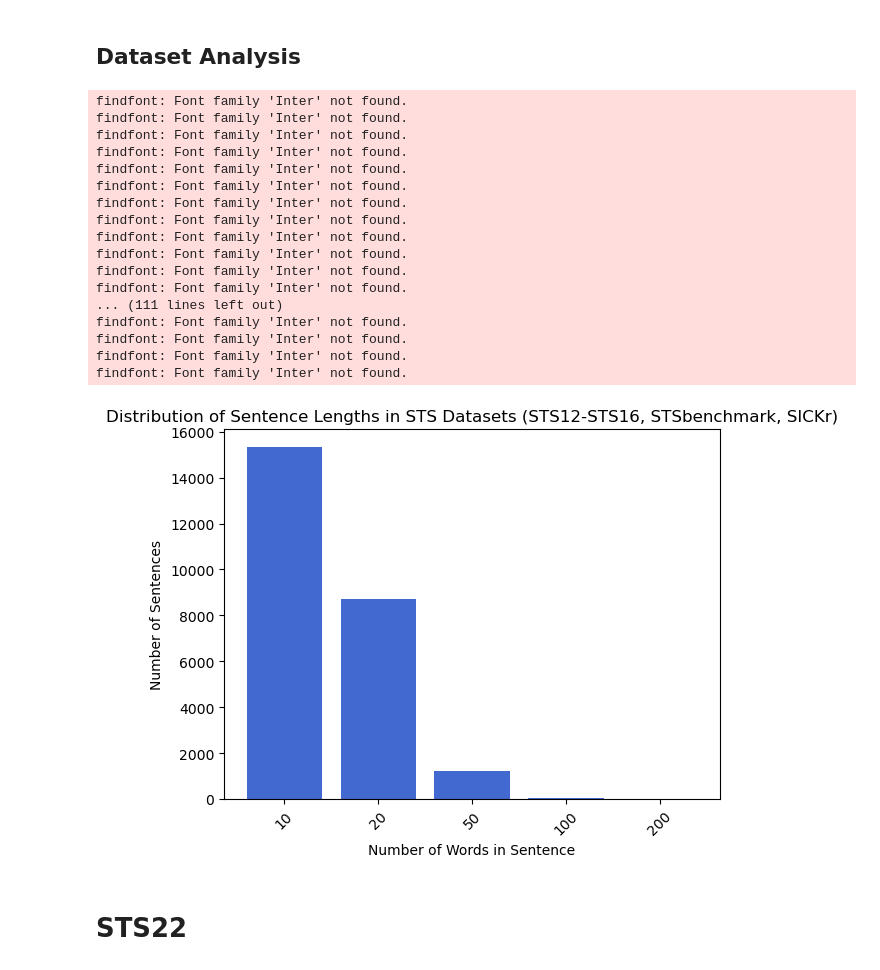
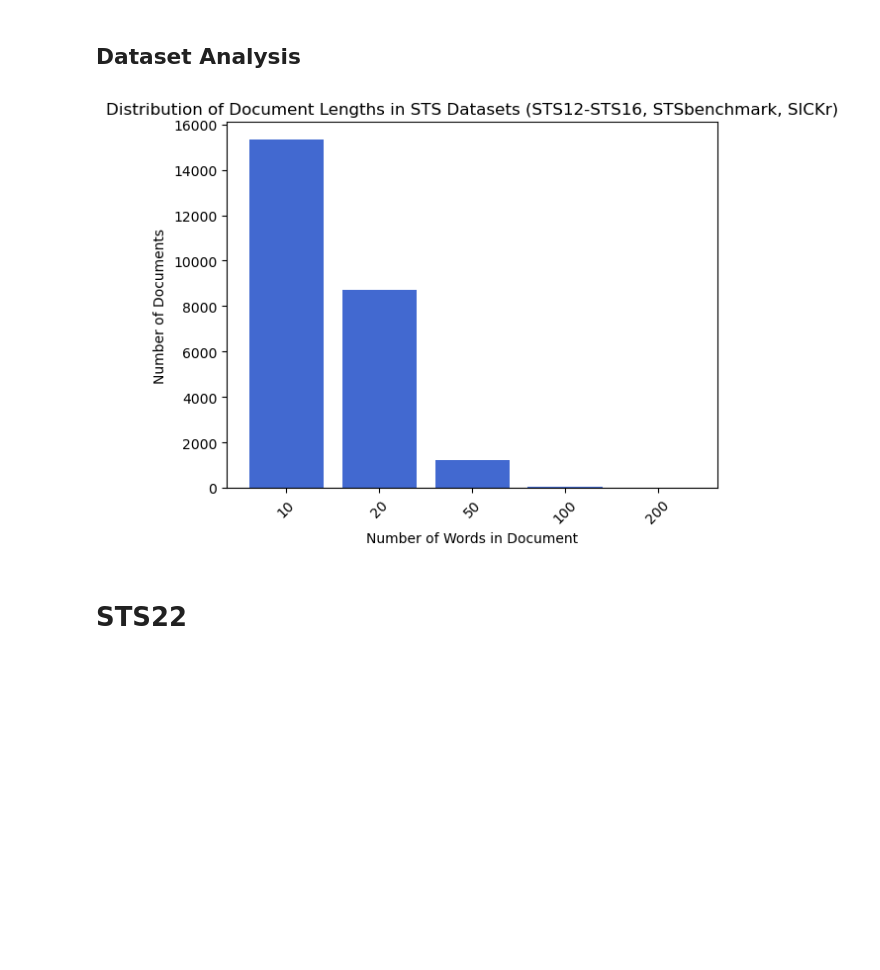
Before and after one commit to konstantin-spiess/embenchmark, a Jupyter notebook: sts_plots.ipynb, the cells around one changed output. Saved outputs shown, nothing was run; the diff lists cells and outputs as text; code cells hidden in the pictures; blank space fills up the shorter version.

```diff
--- a/sts_plots.ipynb
+++ b/sts_plots.ipynb
@@ -36,50 +36,33 @@ dataset = concatenate_datasets([sts12_test, sts13_test, sts14_test, sts15_test,
 # %%
 word_count = [len(doc.split()) for doc in dataset['sentence1']]
 
 bins = [0, 10, 20, 50, 100, 200]
 bin_labels = ["10", "20", "50", "100", "200"]
 
 bin_values = []
 for i in range(len(bins) - 1):
     bin_values.append(sum([1 for count in word_count if bins[i] < count <= bins[i + 1]]))
 
 # Data for plotting
 bins = bin_labels
 counts = bin_values
 
 plt.bar(bins, counts, color="#4269D0")
-plt.xlabel('Number of Words in Sentence')
-plt.ylabel('Number of Sentences')
-plt.title('Distribution of Sentence Lengths in STS Datasets (STS12-STS16, STSbenchmark, SICKr)')
+plt.xlabel('Number of Words in Document')
+plt.ylabel('Number of Documents')
+plt.title('Distribution of Document Lengths in STS Datasets (STS12-STS16, STSbenchmark, SICKr)')
 plt.xticks(rotation=45)
 
 plt.rcParams["font.family"] = "Inter"
 plt.rcParams["axes.prop_cycle"] = plt.cycler("color", [ "#4269D0","#3BA951", "#EFB117", "#FF725C"])
 
 # higher resolution output without saving the file
 plt.savefig('plots/sts/sts_distribution.png', dpi=300, bbox_inches='tight')
 
 # Show the plot
 plt.show()
 # %% [output]
-findfont: Font family 'Inter' not found.
-findfont: Font family 'Inter' not found.
-findfont: Font family 'Inter' not found.
-findfont: Font family 'Inter' not found.
-findfont: Font family 'Inter' not found.
-findfont: Font family 'Inter' not found.
-findfont: Font family 'Inter' not found.
-findfont: Font family 'Inter' not found.
-findfont: Font family 'Inter' not found.
-findfont: Font family 'Inter' not found.
-findfont: Font family 'Inter' not found.
-findfont: Font family 'Inter' not found.
-... (111 lines left out)
-findfont: Font family 'Inter' not found.
-findfont: Font family 'Inter' not found.
-findfont: Font family 'Inter' not found.
-findfont: Font family 'Inter' not found.
-[figure, old version]
+[figure, new version]
 # %% [markdown]
 # STS22
 # %% [markdown]
```
Also changed, not shown: 1 other file.
